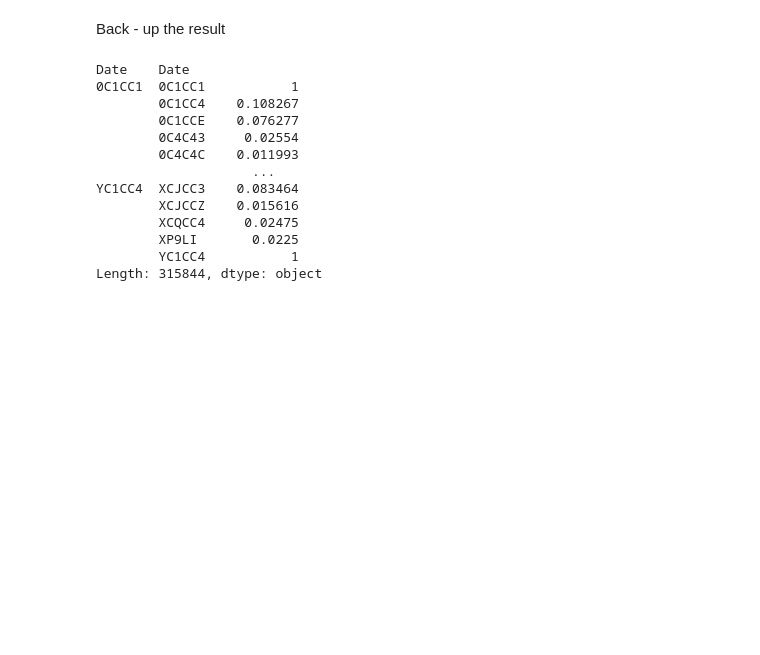
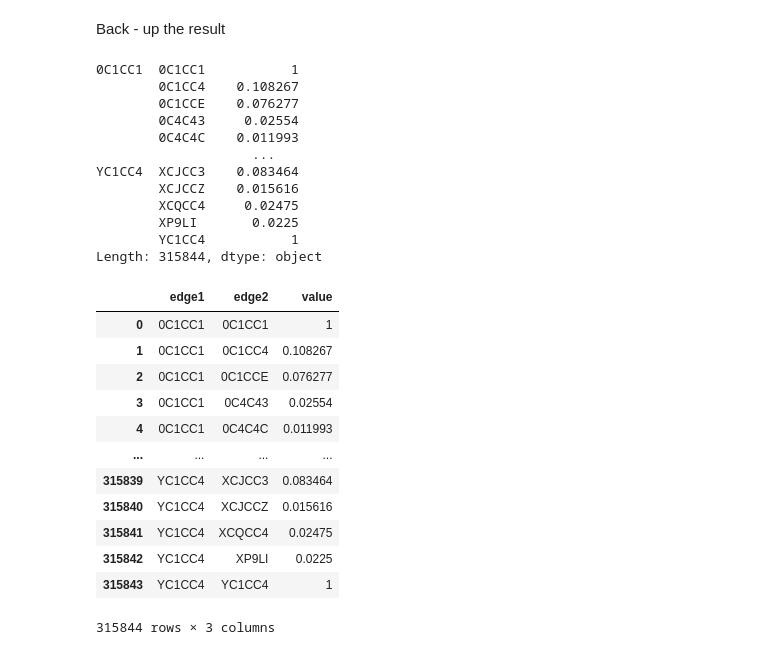
Before and after one commit to HikariJadeEmpire/AdvancedAnalytics-MADT8101, a Jupyter notebook: Section04/Product recommendation/ProductRecommand.ipynb, the cells around one changed output. Cells and saved outputs as stored; diff of their text form; code cells hidden in the pictures; blank space fills up the shorter version.

```diff
--- a/Section04/Product recommendation/ProductRecommand.ipynb
+++ b/Section04/Product recommendation/ProductRecommand.ipynb
@@ -192,8 +204,7 @@ data_ibs.to_csv('D:\DATA_Science\GitHub\BeforeGIT\itemRecommendBackup.csv')
 # %%
-links = data_ibs.stack().reset_index
+links = data_ibs.stack()
 links
 # %% [output]
-Date    Date
 0C1CC1  0C1CC1           1
         0C1CC4    0.108267
         0C1CCE    0.076277
@@ -206,3 +217,25 @@ YC1CC4  XCJCC3    0.083464
         XP9LI       0.0225
         YC1CC4           1
 Length: 315844, dtype: object
+# %%
+links = pd.DataFrame(links)
+links.columns.names = ['']
+links.index.names = ['edge1','edge2']
+
+links = links.reset_index().rename(columns={0:'value'})
+
+links
+# %% [output]
+|  | edge1 | edge2 | value |
+| 0 | 0C1CC1 | 0C1CC1 | 1 |
+| 1 | 0C1CC1 | 0C1CC4 | 0.108267 |
+| 2 | 0C1CC1 | 0C1CCE | 0.076277 |
+| 3 | 0C1CC1 | 0C4C43 | 0.02554 |
+| 4 | 0C1CC1 | 0C4C4C | 0.011993 |
+| ... | ... | ... | ... |
+| 315839 | YC1CC4 | XCJCC3 | 0.083464 |
+| 315840 | YC1CC4 | XCJCCZ | 0.015616 |
+| 315841 | YC1CC4 | XCQCC4 | 0.02475 |
+| 315842 | YC1CC4 | XP9LI | 0.0225 |
+| 315843 | YC1CC4 | YC1CC4 | 1 |
+315844 rows × 3 columns
```
Also changed, not shown: parts of 7 cells of this notebook.
